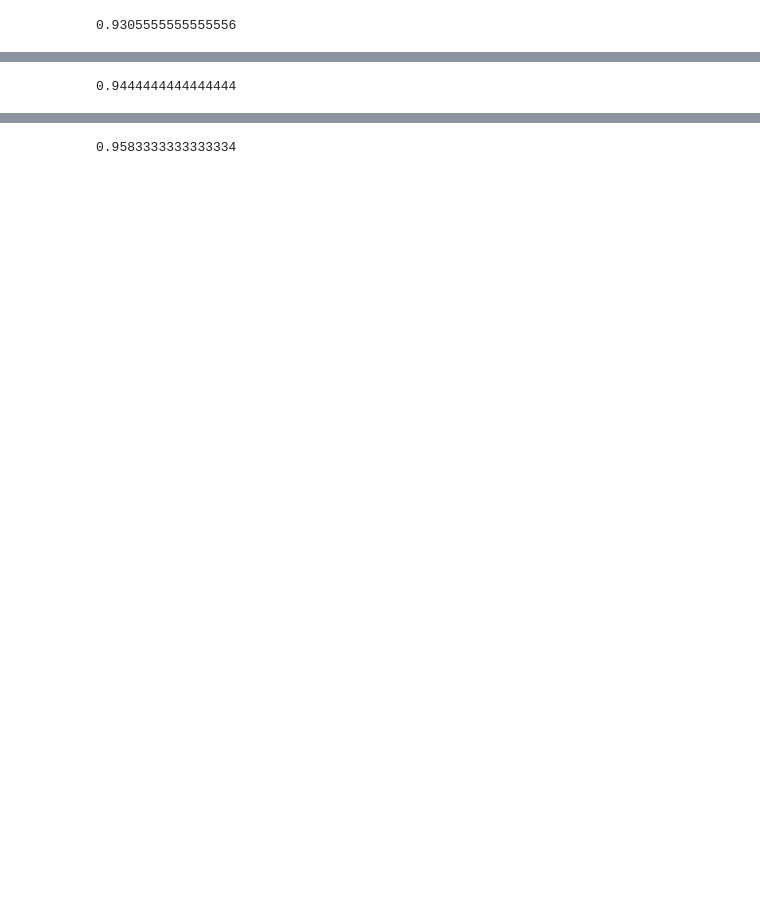
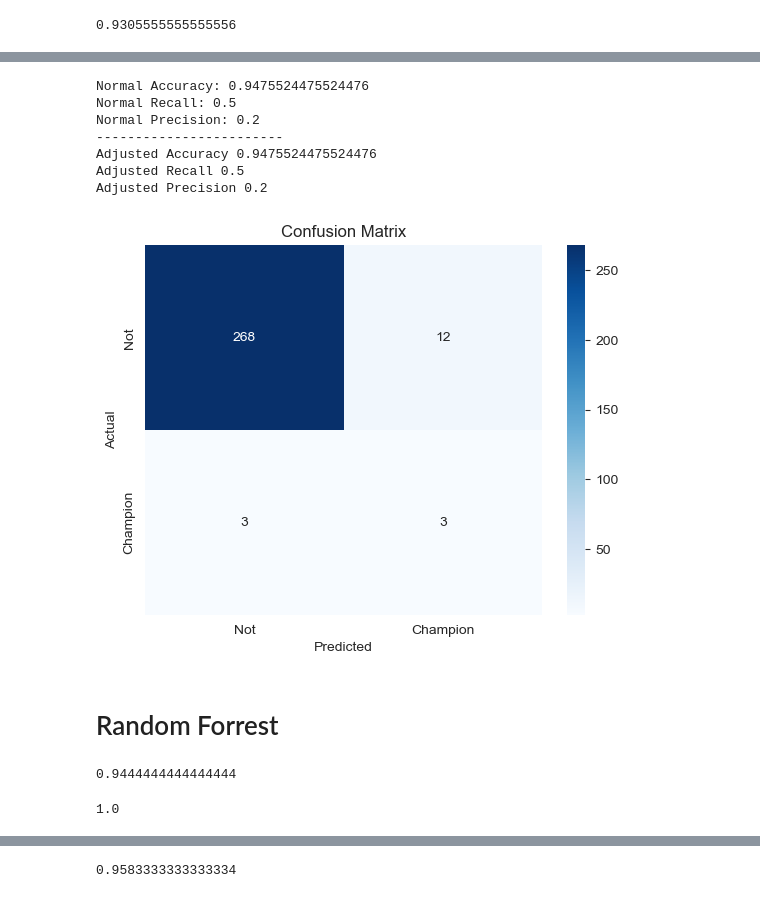
Before and after one commit to jhasan2026/UCL-Champion-Prediction, a Jupyter notebook: models/UCL_Champion_Predictor.ipynb, the cells around one changed output, grey strips where cells are left out. Saved outputs shown, nothing was run; the diff lists cells and outputs as text; code cells hidden in the pictures; blank space fills up the shorter version.

```diff
--- a/models/UCL_Champion_Predictor.ipynb
+++ b/models/UCL_Champion_Predictor.ipynb
@@ -158,2 +266,15 @@ accuracy_score(y_test, y_pred)
+# %%
+all_score_check(DecisionTreeClassifier(),X,y,test_size=0.4,threshold=0.09)
+# %% [output]
+Normal Accuracy: 0.9475524475524476
+Normal Recall: 0.5
+Normal Precision: 0.2
+------------------------
+Adjusted Accuracy 0.9475524475524476
+Adjusted Recall 0.5
+Adjusted Precision 0.2
+[figure, added]
+# %% [markdown]
+# Random Forrest
 # %%
 from sklearn.ensemble import RandomForestClassifier
@@ -163,3 +284,9 @@ y_pred = lr.predict(X_test_trf)
 accuracy_score(y_test, y_pred)
 # %% [output]
 0.9444444444444444
+# %%
+y_probs = rf.predict_proba(X_test_trf)[:,1]
+y_pred_adjusted = (y_probs >= 0.05).astype(int)
+recall_score(y_test, y_pred_adjusted)
+# %% [output]
+1.0
```
Also changed, not shown: parts of 28 cells of this notebook, 2 other files.
